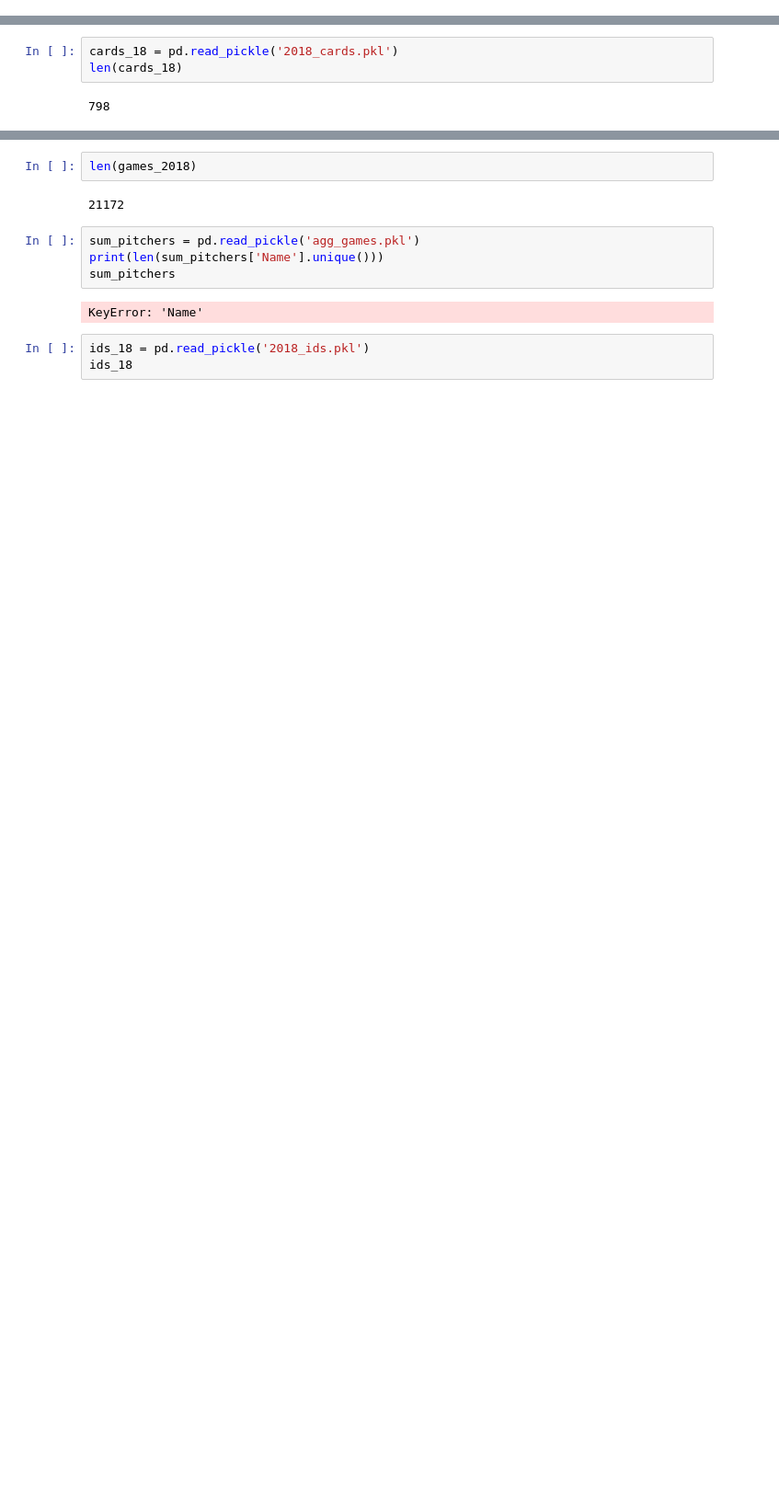
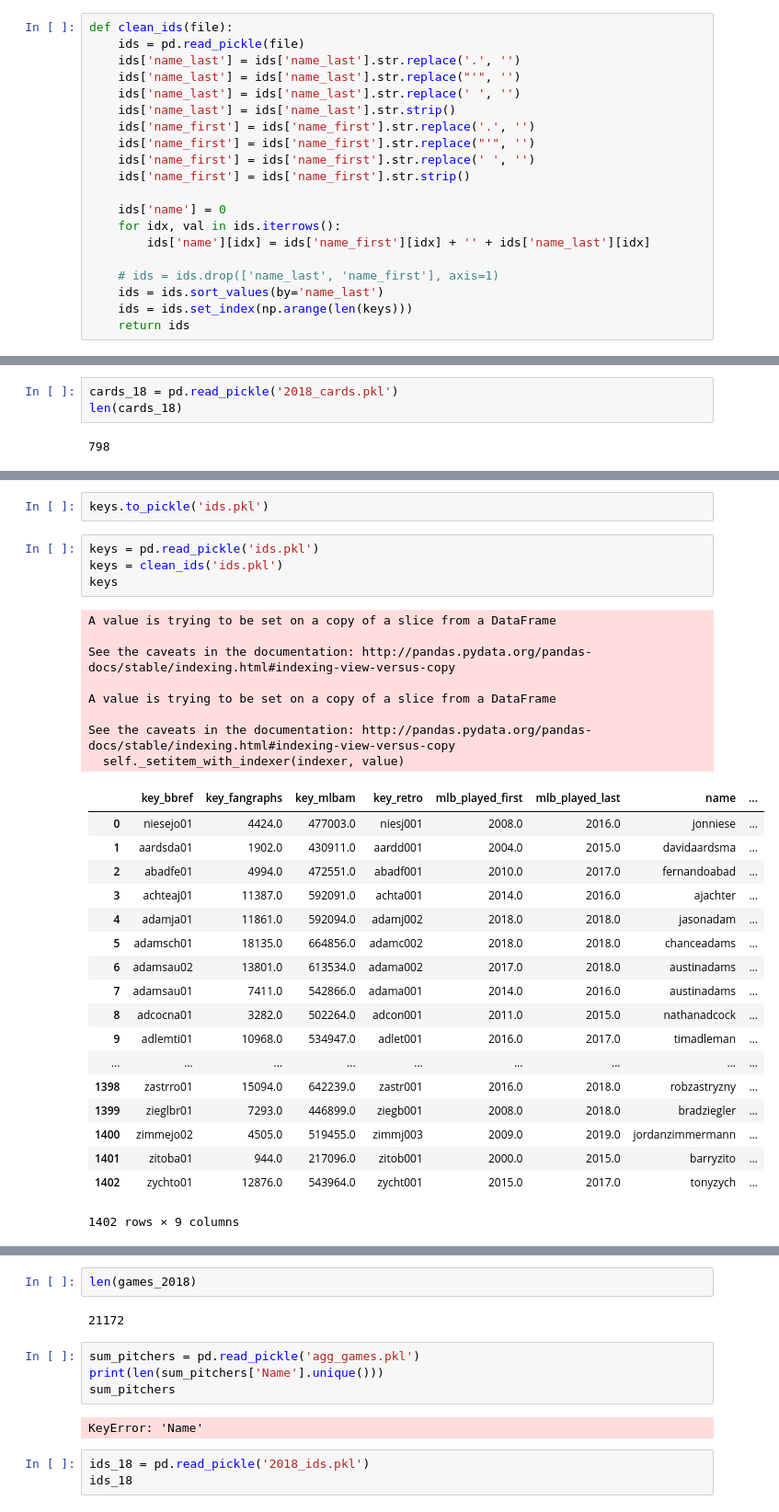
Before and after one commit to t-phill/mlb_injuries, a Jupyter notebook: pickles/pickles.ipynb, the cells around one changed output, grey strips where cells are left out. Shown at 92% size. Saved outputs shown, nothing was run; the diff lists cells and outputs as text; blank space fills up the shorter version.

```diff
--- a/pickles/pickles.ipynb
+++ b/pickles/pickles.ipynb
@@ -5,3 +6,23 @@ import pickle
 
 from pybaseball import *
 pd.set_option('display.max_columns', 500)
+# %%
+def clean_ids(file):
+    ids = pd.read_pickle(file)
+    ids['name_last'] = ids['name_last'].str.replace('.', '')
+    ids['name_last'] = ids['name_last'].str.replace("'", '')
+    ids['name_last'] = ids['name_last'].str.replace(' ', '')
+    ids['name_last'] = ids['name_last'].str.strip()
+    ids['name_first'] = ids['name_first'].str.replace('.', '')
+    ids['name_first'] = ids['name_first'].str.replace("'", '')
+    ids['name_first'] = ids['name_first'].str.replace(' ', '')
+    ids['name_first'] = ids['name_first'].str.strip()
+
+    ids['name'] = 0
+    for idx, val in ids.iterrows():
+        ids['name'][idx] = ids['name_first'][idx] + '' + ids['name_last'][idx]
+
+    # ids = ids.drop(['name_last', 'name_first'], axis=1)
+    ids = ids.sort_values(by='name_last')
+    ids = ids.set_index(np.arange(len(keys)))
+    return ids
@@ -12,0 +128,33 @@ len(cards_18)
+# %%
+keys.to_pickle('ids.pkl')
+# %%
+keys = pd.read_pickle('ids.pkl')
+keys = clean_ids('ids.pkl')
+keys
+# %% [output]
+A value is trying to be set on a copy of a slice from a DataFrame
+
+See the caveats in the documentation: http://pandas.pydata.org/pandas-docs/stable/indexing.html#indexing-view-versus-copy
+
+A value is trying to be set on a copy of a slice from a DataFrame
+
+See the caveats in the documentation: http://pandas.pydata.org/pandas-docs/stable/indexing.html#indexing-view-versus-copy
+  self._setitem_with_indexer(indexer, value)
+|  | key_bbref | key_fangraphs | key_mlbam | key_retro | mlb_played_first | mlb_played_last | name | ... |
+| 0 | niesejo01 | 4424.0 | 477003.0 | niesj001 | 2008.0 | 2016.0 | jonniese | ... |
+| 1 | aardsda01 | 1902.0 | 430911.0 | aardd001 | 2004.0 | 2015.0 | davidaardsma | ... |
+| 2 | abadfe01 | 4994.0 | 472551.0 | abadf001 | 2010.0 | 2017.0 | fernandoabad | ... |
+| 3 | achteaj01 | 11387.0 | 592091.0 | achta001 | 2014.0 | 2016.0 | ajachter | ... |
+| 4 | adamja01 | 11861.0 | 592094.0 | adamj002 | 2018.0 | 2018.0 | jasonadam | ... |
+| 5 | adamsch01 | 18135.0 | 664856.0 | adamc002 | 2018.0 | 2018.0 | chanceadams | ... |
+| 6 | adamsau02 | 13801.0 | 613534.0 | adama002 | 2017.0 | 2018.0 | austinadams | ... |
+| 7 | adamsau01 | 7411.0 | 542866.0 | adama001 | 2014.0 | 2016.0 | austinadams | ... |
+| 8 | adcocna01 | 3282.0 | 502264.0 | adcon001 | 2011.0 | 2015.0 | nathanadcock | ... |
+| 9 | adlemti01 | 10968.0 | 534947.0 | adlet001 | 2016.0 | 2017.0 | timadleman | ... |
+| ... | ... | ... | ... | ... | ... | ... | ... | ... |
+| 1398 | zastrro01 | 15094.0 | 642239.0 | zastr001 | 2016.0 | 2018.0 | robzastryzny | ... |
+| 1399 | zieglbr01 | 7293.0 | 446899.0 | ziegb001 | 2008.0 | 2018.0 | bradziegler | ... |
+| 1400 | zimmejo02 | 4505.0 | 519455.0 | zimmj003 | 2009.0 | 2019.0 | jordanzimmermann | ... |
+| 1401 | zitoba01 | 944.0 | 217096.0 | zitob001 | 2000.0 | 2015.0 | barryzito | ... |
+| 1402 | zychto01 | 12876.0 | 543964.0 | zycht001 | 2015.0 | 2017.0 | tonyzych | ... |
+1402 rows × 9 columns
```
Also changed, not shown: parts of 12 cells of this notebook.
